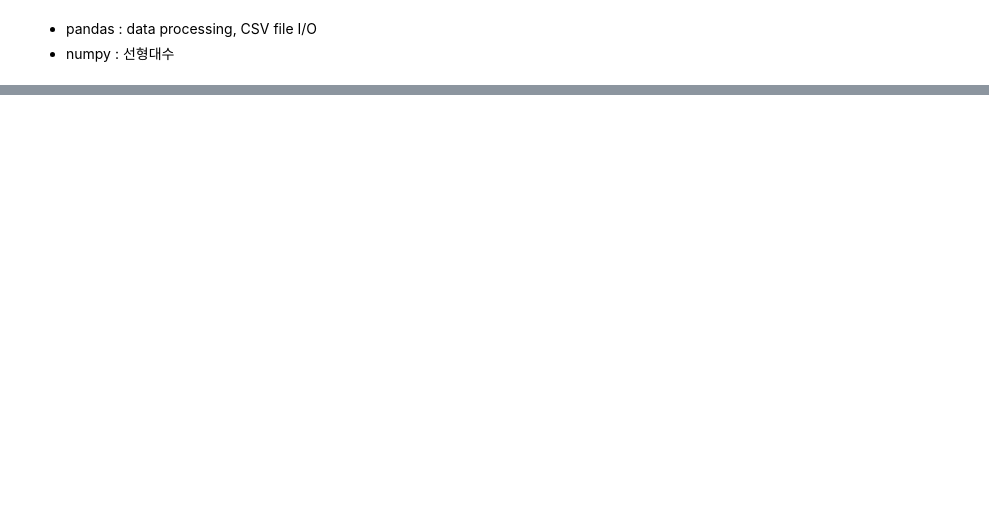
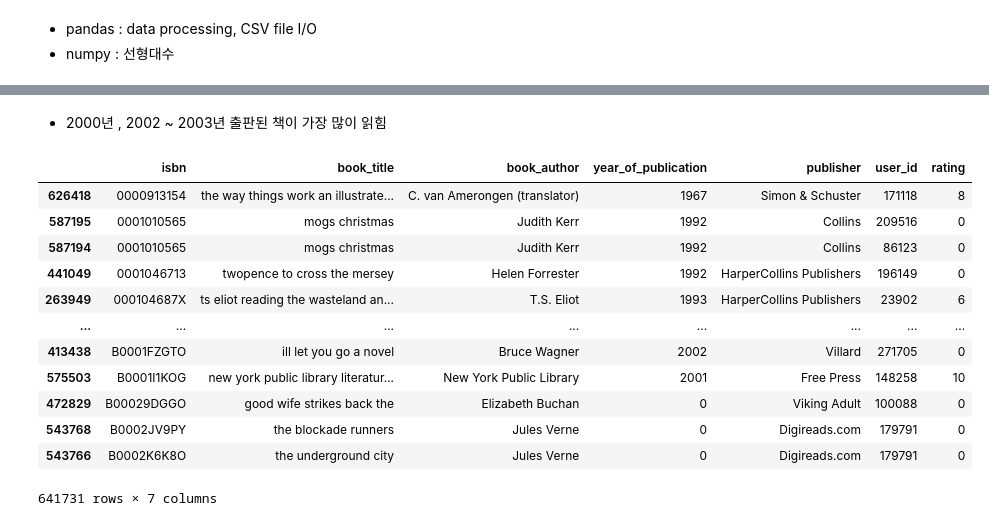
Before and after one commit to LJEDD2/Kernel_practice, a Jupyter notebook: Study/goodbooks-10k/Books_Visualisation_and_recommendation.ipynb, the cells around one changed output, grey strips where cells are left out. Cells and saved outputs as stored; diff of their text form; code cells hidden in the pictures; blank space fills up the shorter version.

Commit message:
2022-02-04 week 1 | Kaggle Books & Book-Crossing EDA

```diff
--- a/Study/goodbooks-10k/Books_Visualisation_and_recommendation.ipynb
+++ b/Study/goodbooks-10k/Books_Visualisation_and_recommendation.ipynb
@@ -23,0 +176,9 @@ for dirname, _, filenames in os.walk('/kaggle/input'):
+# %%
+ratings_data = ratings_data.sort_values("user_id")
+
+ratings_data.drop_duplicates(subset =["user_id","book_id"], keep = False, inplace = True)
+books_data.drop_duplicates(subset='original_title',keep=False,inplace=True)
+book_tags.drop_duplicates(subset='tag_id',keep=False,inplace=True)
+tags_data.drop_duplicates(subset=['tag_id','goodreads_book_id'],keep=False,inplace=True)
+cross_ratings_data.drop_duplicates(subset =["user_id","isbn"], keep = False, inplace = True)
+cross_books_data.drop_duplicates(subset='book_title',keep=False,inplace=True)
@@ -23,0 +187,22 @@ for dirname, _, filenames in os.walk('/kaggle/input'):
+# %%
+def clean_text(text):
+    '''Make text lowercase,
+       remove text in square brackets,
+       remove links,remove punctuation
+       and remove words containing numbers.
+    '''
+
+    text = str(text).lower()
+    text = re.sub('\[.*?\]', '', text)
+    text = re.sub('https?://\S+|www\.\S+', '', text)
+    text = re.sub('<.*?>+', '', text)
+    text = re.sub('[%s]' % re.escape(string.punctuation), '', text)
+    text = re.sub('\n', '', text)
+    text = re.sub('\w*\d\w*', '', text)
+    return text
+# %%
+cross_books_data['book_title'] = cross_books_data['book_title'].apply(lambda x:clean_text(x))
+# %%
+merge_data = pd.merge(cross_books_data, cross_ratings_data, on='isbn')
+merge_data = merge_data.sort_values('isbn', ascending=True)
+merge_data.head()
@@ -23,0 +323,18 @@ for dirname, _, filenames in os.walk('/kaggle/input'):
+# %% [markdown]
+- 2000년 , 2002 ~ 2003년 출판된 책이 가장 많이 읽힘
+# %%
+merge_data
+# %% [output]
+|  | isbn | book_title | book_author | year_of_publication | publisher | user_id | rating |
+| 626418 | 0000913154 | the way things work an illustrate... | C. van Amerongen (translator) | 1967 | Simon & Schuster | 171118 | 8 |
+| 587195 | 0001010565 | mogs christmas | Judith Kerr | 1992 | Collins | 209516 | 0 |
+| 587194 | 0001010565 | mogs christmas | Judith Kerr | 1992 | Collins | 86123 | 0 |
+| 441049 | 0001046713 | twopence to cross the mersey | Helen Forrester | 1992 | HarperCollins Publishers | 196149 | 0 |
+| 263949 | 000104687X | ts eliot reading the wasteland an... | T.S. Eliot | 1993 | HarperCollins Publishers | 23902 | 6 |
+| ... | ... | ... | ... | ... | ... | ... | ... |
+| 413438 | B0001FZGTO | ill let you go a novel | Bruce Wagner | 2002 | Villard | 271705 | 0 |
+| 575503 | B0001I1KOG | new york public library literatur... | New York Public Library | 2001 | Free Press | 148258 | 10 |
+| 472829 | B00029DGGO | good wife strikes back the | Elizabeth Buchan | 0 | Viking Adult | 100088 | 0 |
+| 543768 | B0002JV9PY | the blockade runners | Jules Verne | 0 | Digireads.com | 179791 | 0 |
+| 543766 | B0002K6K8O | the underground city | Jules Verne | 0 | Digireads.com | 179791 | 0 |
+641731 rows × 7 columns
```
Also changed, not shown: parts of 42 cells of this notebook, 2 other files.
